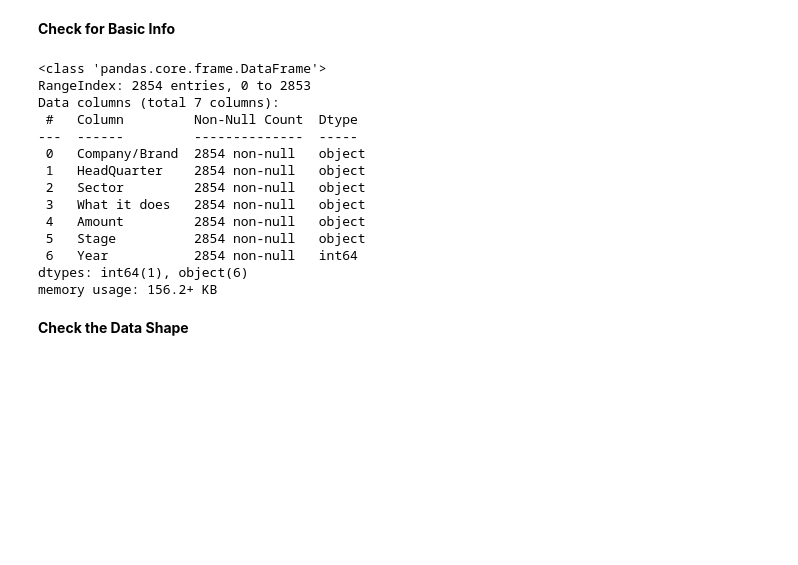
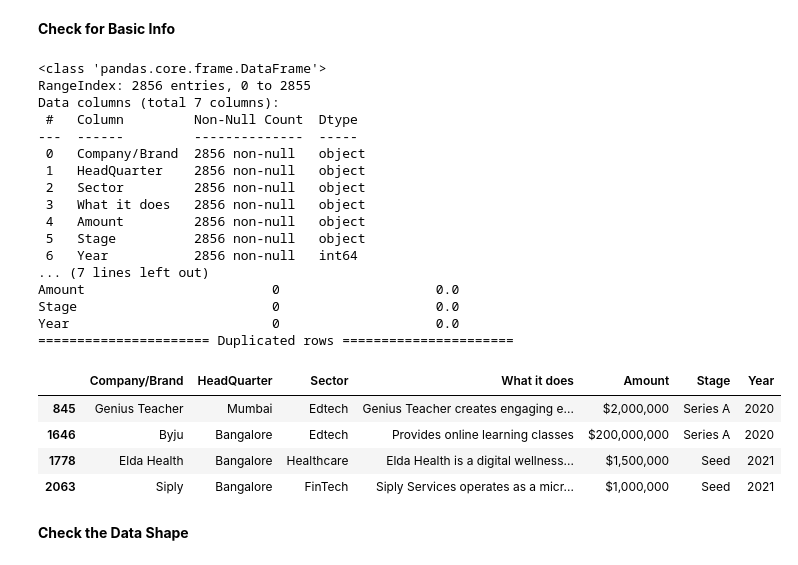
Before and after one commit to Wisdom-EdemD-rah/Indian-Startup-Ecosystem-Project, a Jupyter notebook: Notebooks/ISEP.ipynb, the cells around one changed output. Saved outputs shown, nothing was run; the diff lists cells and outputs as text; code cells hidden in the pictures; blank space fills up the shorter version.

```diff
--- a/Notebooks/ISEP.ipynb
+++ b/Notebooks/ISEP.ipynb
@@ -1603,23 +1599,34 @@ df_merged
 # %% [markdown]
 **Check for Basic Info**
-# %%
-# Check for the merged dataframe info
-df_merged.info()
-# %% [output]
-<class 'pandas.core.frame.DataFrame'>
-RangeIndex: 2854 entries, 0 to 2853
-Data columns (total 7 columns):
- #   Column         Non-Null Count  Dtype
----  ------         --------------  -----
- 0   Company/Brand  2854 non-null   object
- 1   HeadQuarter    2854 non-null   object
- 2   Sector         2854 non-null   object
- 3   What it does   2854 non-null   object
- 4   Amount         2854 non-null   object
- 5   Stage          2854 non-null   object
- 6   Year           2854 non-null   int64
-dtypes: int64(1), object(6)
-memory usage: 156.2+ KB
+# %%
+# Check for the merged dataframe info
+df_merged.info()
+print(pd.DataFrame({"null_value_count": df_merged.isna().sum(), "percentage_null_value": df_merged.isna().mean().mul(100) }), "\n====================== Duplicated rows ======================")
+# Check for duplicated rows
+df_merged.loc[df_merged.duplicated()]
+# %% [output]
+<class 'pandas.core.frame.DataFrame'>
+RangeIndex: 2856 entries, 0 to 2855
+Data columns (total 7 columns):
+ #   Column         Non-Null Count  Dtype
+---  ------         --------------  -----
+ 0   Company/Brand  2856 non-null   object
+ 1   HeadQuarter    2856 non-null   object
+ 2   Sector         2856 non-null   object
+ 3   What it does   2856 non-null   object
+ 4   Amount         2856 non-null   object
+ 5   Stage          2856 non-null   object
+ 6   Year           2856 non-null   int64
+... (7 lines left out)
+Amount                        0                    0.0
+Stage                         0                    0.0
+Year                          0                    0.0
+====================== Duplicated rows ======================
+|  | Company/Brand | HeadQuarter | Sector | What it does | Amount | Stage | Year |
+| 845 | Genius Teacher | Mumbai | Edtech | Genius Teacher creates engaging e... | $2,000,000 | Series A | 2020 |
+| 1646 | Byju | Bangalore | Edtech | Provides online learning classes | $200,000,000 | Series A | 2020 |
+| 1778 | Elda Health | Bangalore | Healthcare | Elda Health is a digital wellness... | $1,500,000 | Seed | 2021 |
+| 2063 | Siply | Bangalore | FinTech | Siply Services operates as a micr... | $1,000,000 | Seed | 2021 |
 # %% [markdown]
 **Check the Data Shape**
 # %%
```
Also changed, not shown: parts of 44 cells of this notebook, 1 other file.
